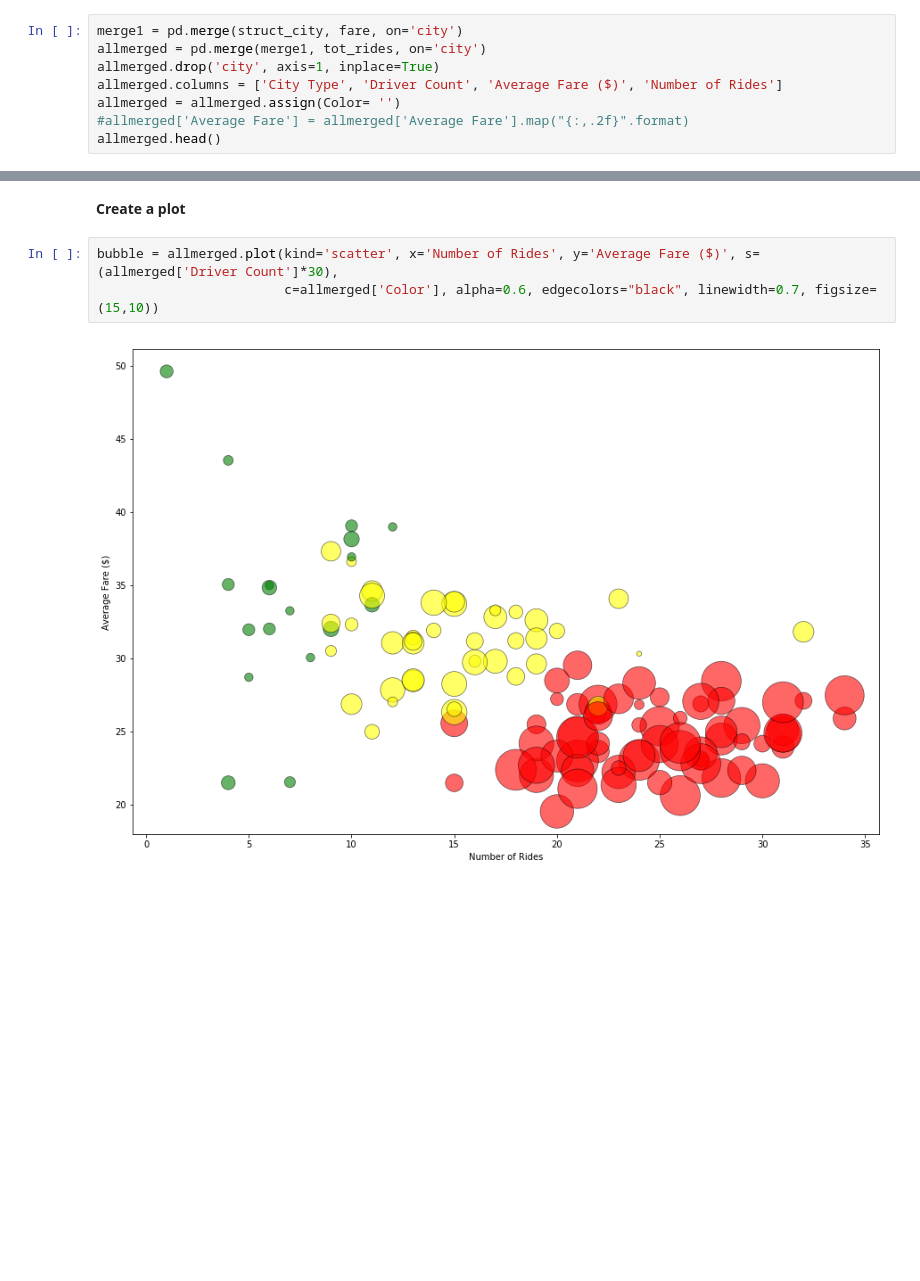
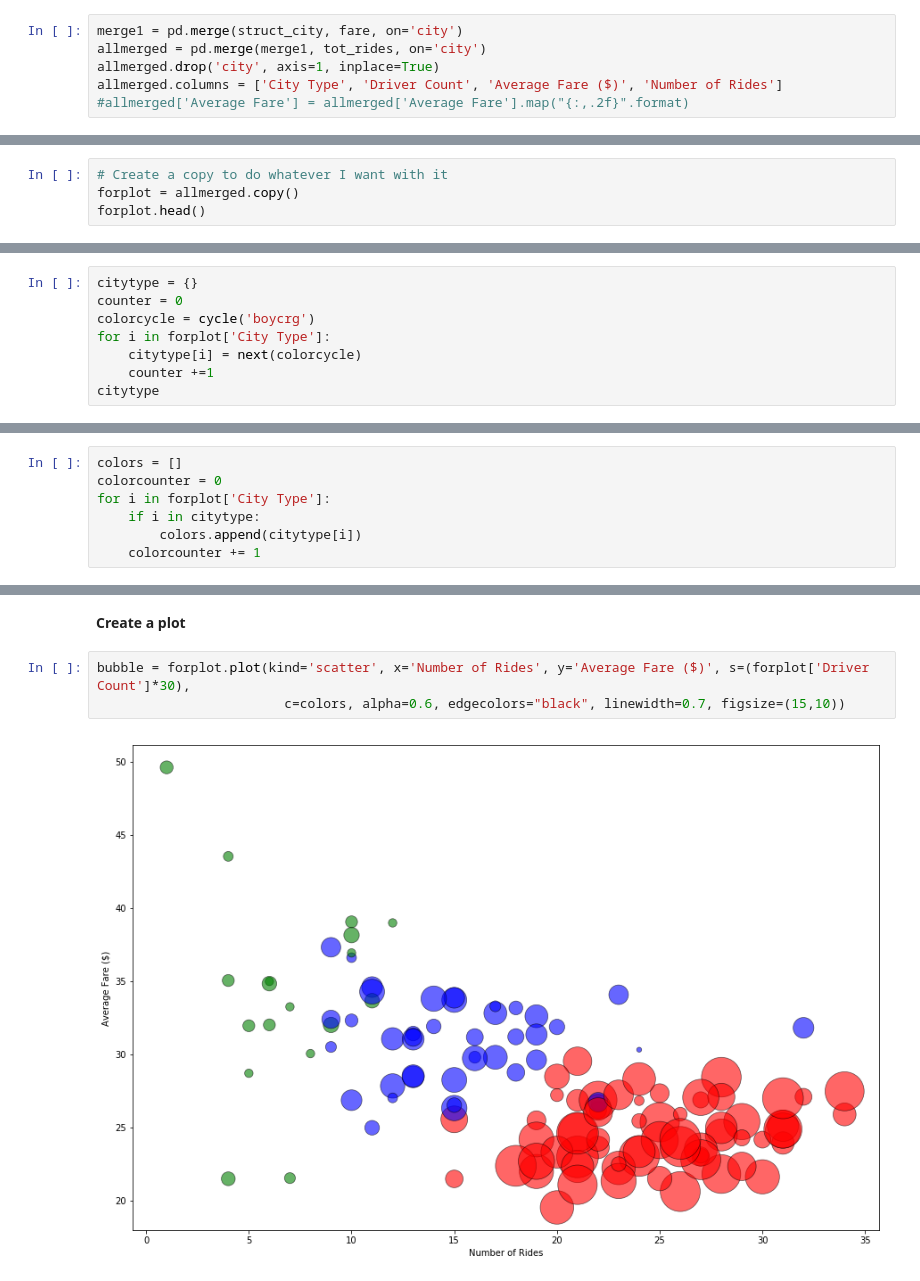
Before and after one commit to Gryazzz/Pyber_Ride_Sharing_Matplotlib, a Jupyter notebook: Pyber.ipynb, the cells around one changed output, grey strips where cells are left out. Saved outputs shown, nothing was run; the diff lists cells and outputs as text; blank space fills up the shorter version.

```diff
--- a/Pyber.ipynb
+++ b/Pyber.ipynb
@@ -41,6 +42,4 @@ merge1 = pd.merge(struct_city, fare, on='city')
 allmerged = pd.merge(merge1, tot_rides, on='city')
 allmerged.drop('city', axis=1, inplace=True)
 allmerged.columns = ['City Type', 'Driver Count', 'Average Fare ($)', 'Number of Rides']
-allmerged = allmerged.assign(Color= '')
 #allmerged['Average Fare'] = allmerged['Average Fare'].map("{:,.2f}".format)
-allmerged.head()
@@ -53,0 +46,4 @@ allmerged.head()
+# %%
+# Create a copy to do whatever I want with it
+forplot = allmerged.copy()
+forplot.head()
@@ -53,0 +57,8 @@ allmerged.head()
+# %%
+citytype = {}
+counter = 0
+colorcycle = cycle('boycrg')
+for i in forplot['City Type']:
+    citytype[i] = next(colorcycle)
+    counter +=1
+citytype
@@ -54 +67,8 @@ allmerged.head()
+# %%
+colors = []
+colorcounter = 0
+for i in forplot['City Type']:
+    if i in citytype:
+        colors.append(citytype[i])
+    colorcounter += 1
 # %%
@@ -75,7 +86,7 @@ allmerged.head()
 # %% [markdown]
 **Create a plot**
 # %%
-bubble = allmerged.plot(kind='scatter', x='Number of Rides', y='Average Fare ($)', s=(allmerged['Driver Count']*30),
-                        c=allmerged['Color'], alpha=0.6, edgecolors="black", linewidth=0.7, figsize=(15,10))
+bubble = forplot.plot(kind='scatter', x='Number of Rides', y='Average Fare ($)', s=(forplot['Driver Count']*30),
+                        c=colors, alpha=0.6, edgecolors="black", linewidth=0.7, figsize=(15,10))
 # %% [output]
-[figure, old version]
+[figure, new version]
```
Also changed, not shown: parts of 8 cells of this notebook.
